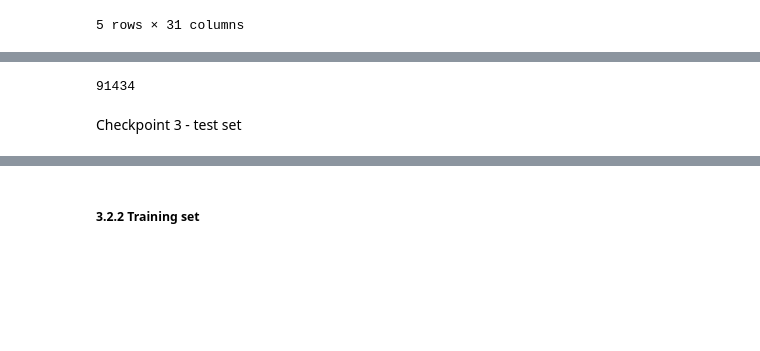
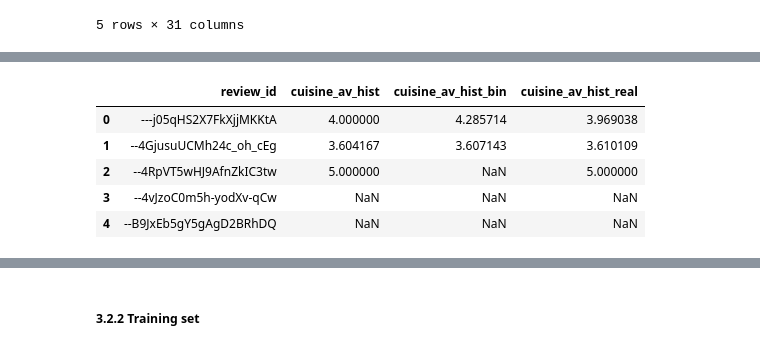
Before and after one commit to GioFic95/restaurant-recommendation-system, a Jupyter notebook: src/main_notebook-multiprocess.ipynb, the cells around one changed output, grey strips where cells are left out. Saved outputs shown, nothing was run; the diff lists cells and outputs as text; code cells hidden in the pictures; blank space fills up the shorter version.

```diff
--- a/src/main_notebook-multiprocess.ipynb
+++ b/src/main_notebook-multiprocess.ipynb
@@ -836,4 +839,4 @@ review_test.head()
 # %%
-test_join = review_test.join(users.set_index('user_id'), on = 'user_id', lsuffix = '_test_revirew', rsuffix = '_users')
-test_join.head()
+test_join = review_test_rest.join(users.set_index('user_id'), on = 'user_id', lsuffix = '_test_revirew', rsuffix = '_users')
+test_join.shape
 # %% [output]
@@ -856,3 +856,0 @@ Checkpoint 2 - test set
-# %%
-test_join = _pd.read_pickle('../dataset/m2_n9/join_test_users_review.pickle')
-test_join.head()
@@ -867,5 +857,5 @@ test_join.head()
 # %%
-def restaturants_users_cuisine_ratings(grouped):
+def _restaturants_users_cuisine_ratings(grouped):
     cuisines = str(grouped['cuisine']).split(", ")
 
     d = {'review_id' : grouped['review_id'],'cuisine_av_hist' : 0, 'cuisine_av_hist_bin' : 0, 'cuisine_av_hist_real': 0}
@@ -894,6 +884,6 @@ def restaturants_users_cuisine_ratings(grouped):
 
     return _pd.Series(d, index = index)
 # %%
-applied_test = test_join.apply(restaturants_users_cuisine_ratings, axis = 1)
-applied_test.head()
+applied_test = test_join.apply(_restaturants_users_cuisine_ratings, axis = 1)
+applied_test.shape
 # %% [output]
@@ -927,6 +891,13 @@ applied_test.head(100)
-# %%
-len(applied_test)
-# %% [output]
-91434
+# %%
+applied_test = applied_test.sort_values(by=['review_id'])
+applied_test = applied_test.reset_index(drop = True)
+applied_test.head()
+# %% [output]
+|  | review_id | cuisine_av_hist | cuisine_av_hist_bin | cuisine_av_hist_real |
+| 0 | ---j05qHS2X7FkXjjMKKtA | 4.000000 | 4.285714 | 3.969038 |
+| 1 | --4GjusuUCMh24c_oh_cEg | 3.604167 | 3.607143 | 3.610109 |
+| 2 | --4RpVT5wHJ9AfnZkIC3tw | 5.000000 | NaN | 5.000000 |
+| 3 | --4vJzoC0m5h-yodXv-qCw | NaN | NaN | NaN |
+| 4 | --B9JxEb5gY5gAgD2BRhDQ | NaN | NaN | NaN |
 # %%
 applied_test.to_pickle('../dataset/m2_n9/applied_test_users_review.pickle')
@@ -934,2 +903,0 @@ _del_all()
-# %% [markdown]
-Checkpoint 3 - test set
```
Also changed, not shown: parts of 71 cells of this notebook, 1 other file.
